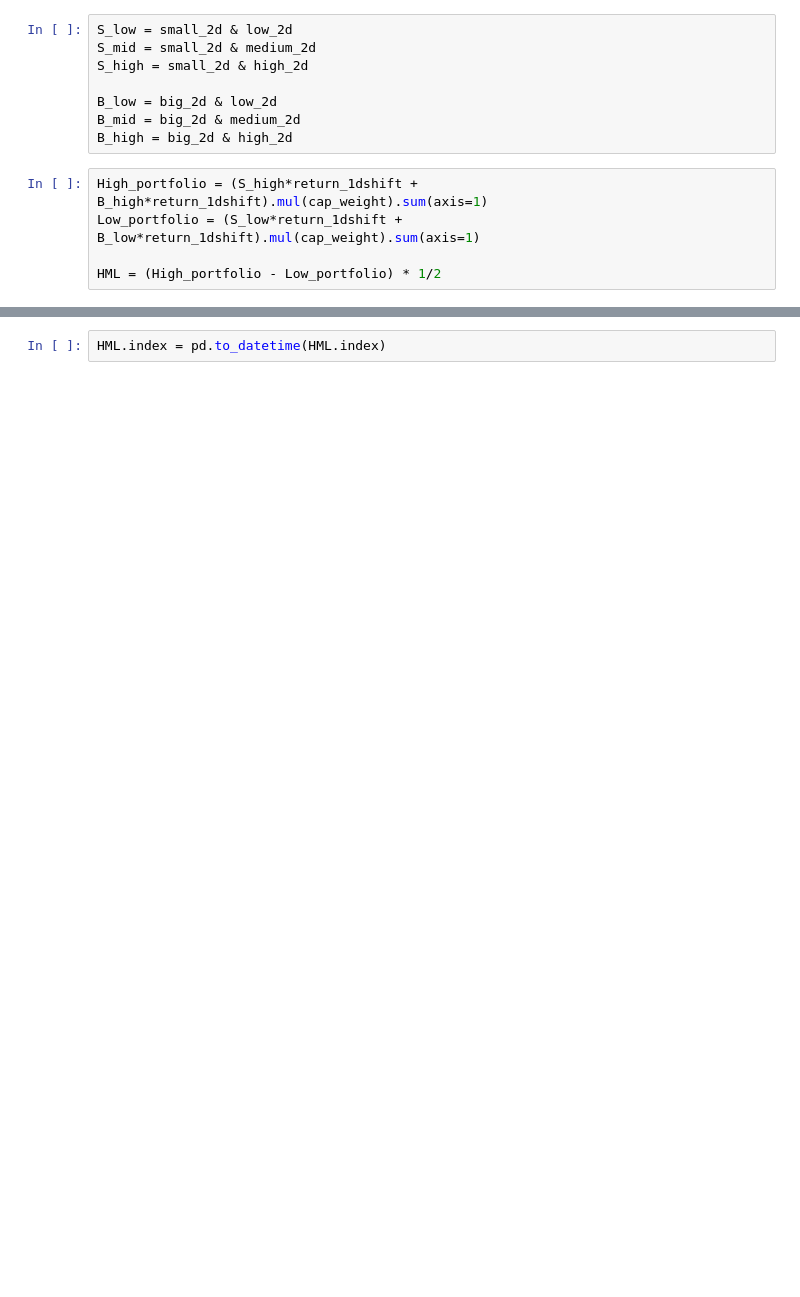
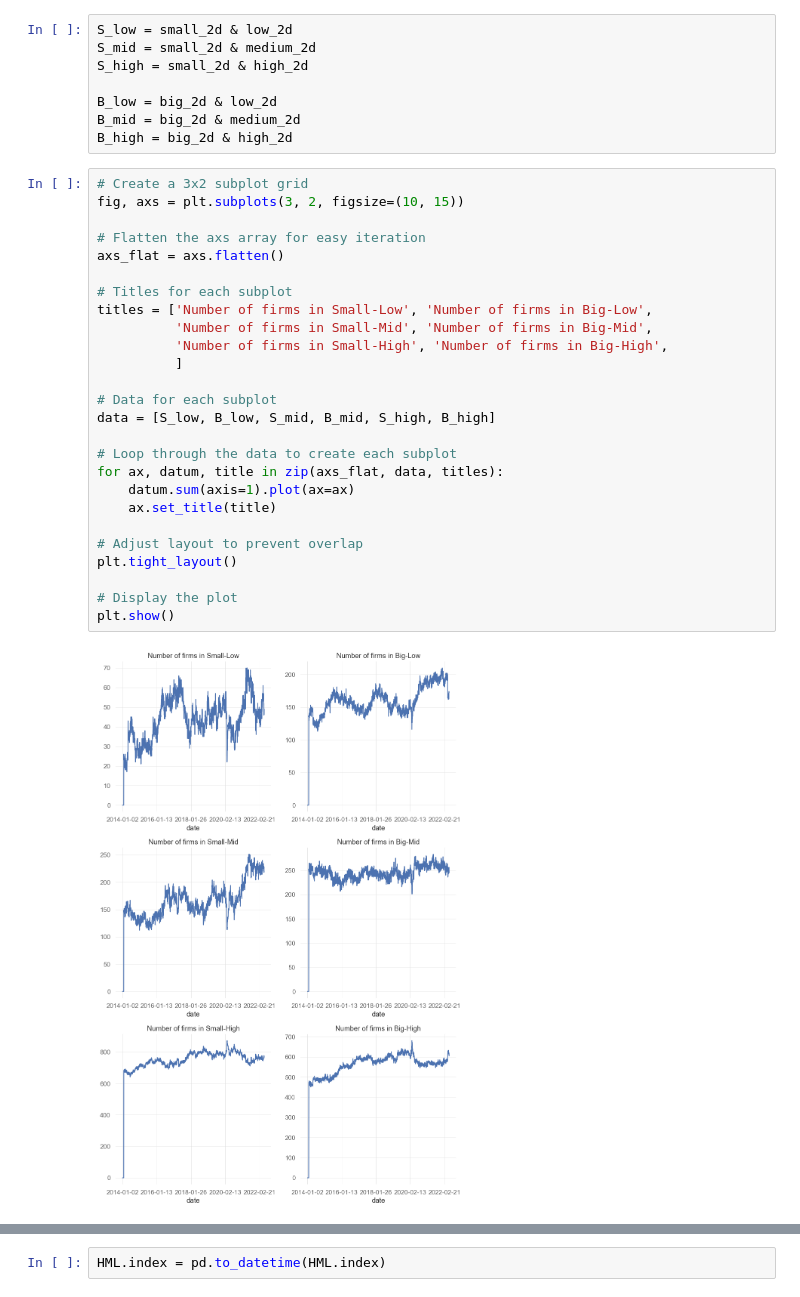
Before and after one commit to jaepil-choi/qtrsch, a Jupyter notebook: factor_research.ipynb, the cells around one changed output, grey strips where cells are left out. Cells and saved outputs as stored; diff of their text form; blank space fills up the shorter version.

```diff
--- a/factor_research.ipynb
+++ b/factor_research.ipynb
@@ -363,8 +365,31 @@ S_high = small_2d & high_2d
 B_low = big_2d & low_2d
 B_mid = big_2d & medium_2d
 B_high = big_2d & high_2d
-# %%
-High_portfolio = (S_high*return_1dshift + B_high*return_1dshift).mul(cap_weight).sum(axis=1)
-Low_portfolio = (S_low*return_1dshift + B_low*return_1dshift).mul(cap_weight).sum(axis=1)
-
-HML = (High_portfolio - Low_portfolio) * 1/2
+# %%
+# Create a 3x2 subplot grid
+fig, axs = plt.subplots(3, 2, figsize=(10, 15))
+
+# Flatten the axs array for easy iteration
+axs_flat = axs.flatten()
+
+# Titles for each subplot
+titles = ['Number of firms in Small-Low', 'Number of firms in Big-Low',
+          'Number of firms in Small-Mid', 'Number of firms in Big-Mid',
+          'Number of firms in Small-High', 'Number of firms in Big-High',
+          ]
+
+# Data for each subplot
+data = [S_low, B_low, S_mid, B_mid, S_high, B_high]
+
+# Loop through the data to create each subplot
+for ax, datum, title in zip(axs_flat, data, titles):
+    datum.sum(axis=1).plot(ax=ax)
+    ax.set_title(title)
+
+# Adjust layout to prevent overlap
+plt.tight_layout()
+
+# Display the plot
+plt.show()
+# %% [output]
+[figure, added]
```
Also changed, not shown: parts of 29 cells of this notebook.
